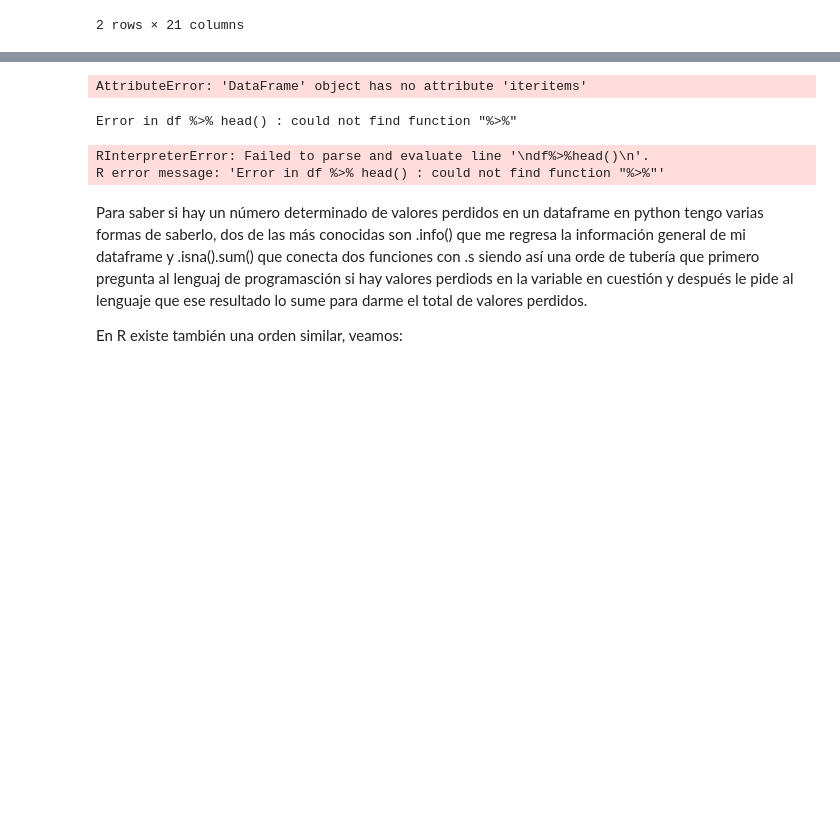
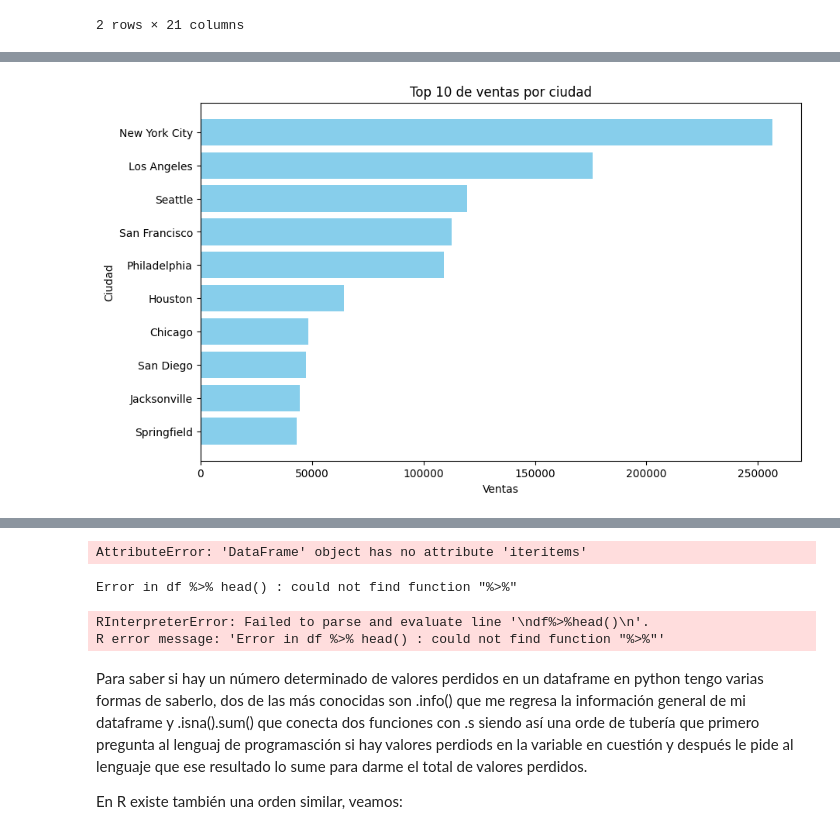
Before and after one commit to JuanC9818/konrad2024, a Jupyter notebook: BehavDA_13-04-24.ipynb, the cells around one changed output, grey strips where cells are left out. Saved outputs shown, nothing was run; the diff lists cells and outputs as text; code cells hidden in the pictures; blank space fills up the shorter version.

```diff
--- a/BehavDA_13-04-24.ipynb
+++ b/BehavDA_13-04-24.ipynb
@@ -2845,0 +2970,15 @@ df.head(2)
+# %%
+# Convertir el diccionario en una lista de tuplas (ciudad, venta)
+ventas_por_ciudad_lista = list(ventas_por_ciudad.items())
+
+# Ordenar la lista por las ventas en orden descendente
+ventas_por_ciudad_lista.sort(key=lambda x: x[1], reverse=True)
+
+# Tomar las primeras 10 ciudades de la lista
+top_10_ciudades = ventas_por_ciudad_lista[:10]
+
+# Crear un DataFrame a partir de las 10 ciudades con mayores ventas
+df_top_10_ventas_por_ciudad = pd.DataFrame(top_10_ciudades, columns=['City', 'Sales'])
+
+# Imprimir el DataFrame
+print(df_top_10_ventas_por_ciudad)
@@ -2845,0 +3011,14 @@ df.head(2)
+# %%
+import matplotlib.pyplot as plt
+
+
+# Crear el gráfico de barras
+plt.figure(figsize=(10, 6))
+plt.barh(df_top_10_ventas_por_ciudad['City'],df_top_10_ventas_por_ciudad['Sales'], color='skyblue')
+plt.xlabel('Ventas')
+plt.ylabel('Ciudad')
+plt.title('Top 10 de ventas por ciudad')
+plt.gca().invert_yaxis()  # Invertir el eje y para mostrar la ciudad con mayor venta en la parte superior
+plt.show()
+# %% [output]
+[figure, added]
```
Also changed, not shown: parts of 11 cells of this notebook.
